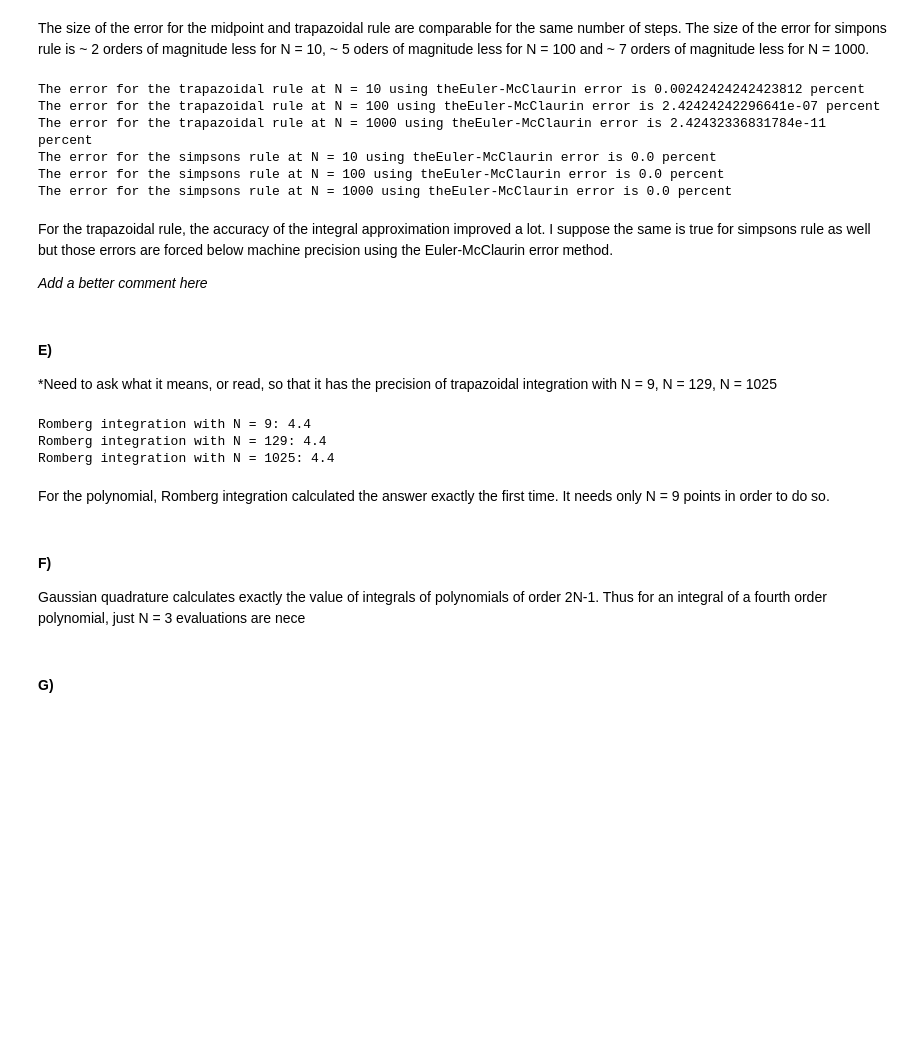
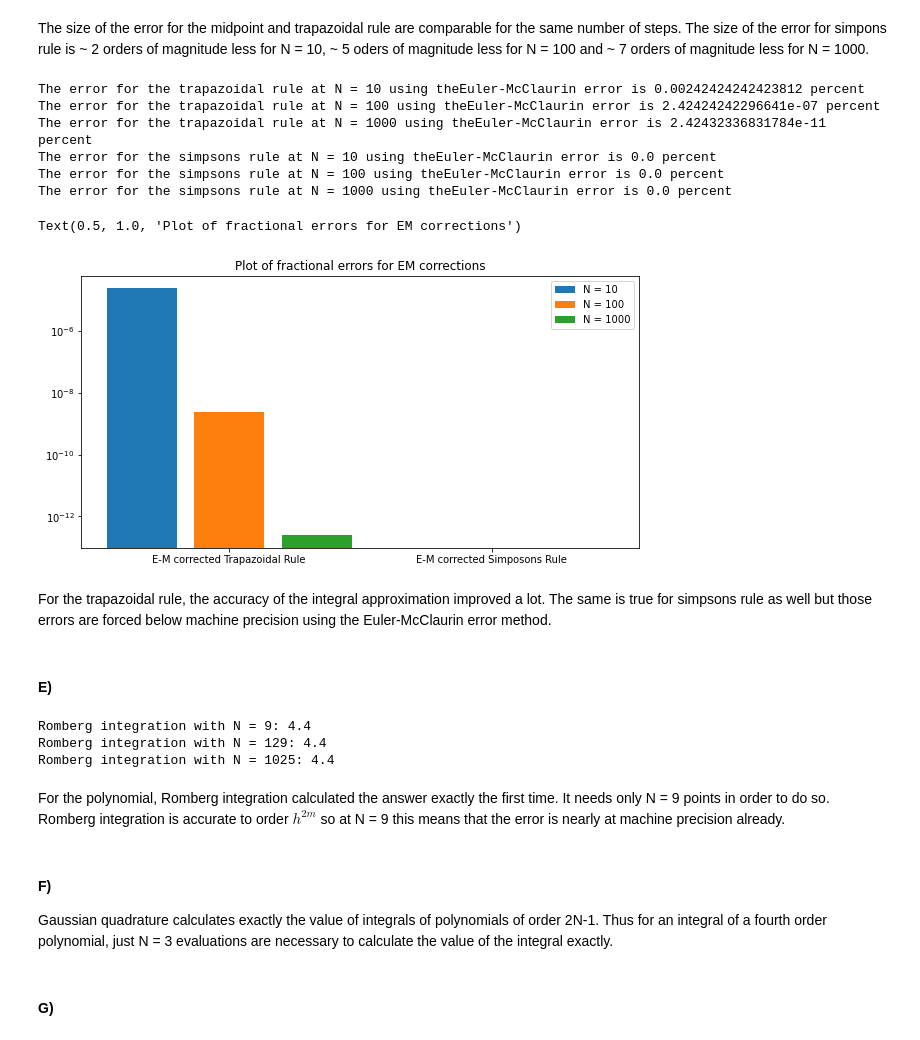
Before and after one commit to cmerrill11/astr-427, a Jupyter notebook: ps3.ipynb, the cells around one changed output. Drawn from its saved outputs; the diff is of its cells as text; code cells hidden in the pictures; blank space fills up the shorter version.

```diff
--- a/ps3.ipynb
+++ b/ps3.ipynb
@@ -126,40 +153,45 @@ The size of the error for the midpoint and trapazoidal rule are comparable for t
 
 
 def em_trap1(N):
     """
     calculate the Euler-McClaurin error for the trapazoidal rule using N
     """
     h = 2 / N
     return (1/12)* h **2 * ((4*(0)**3 - 2) - (4*(2)**3 - 2)) # Evaluate 0 and 2 using f'
 
 def em_simpsons1(N):
     """
     Calculate the Euler-McClaurin error for simpsons rule using N
     """
     h = 2 / N
     return (1/180) * h**4 * (- 24*2) # Evaluate 0 and 2 using f'''
 
+# Define variables to store the errors and corrections in
 corrs = [em_trap1, em_simpsons1]
+errs = []
 for i,s in enumerate(funcs[-2:]):
     for n in vals:
+        # For both methods and every N, calculat the fractional error
         sol = s(f1, n) + corrs[i](n)
         frac = abs(sol - 4.4) / 4.4
+        errs.append(frac)
         print(f"The error for the {names[i + 1]} at N = {n} using the" +
               f"Euler-McClaurin error is {frac * 100:0.15} percent")
+plot_error(errs, ['E-M corrected Trapazoidal Rule', 'E-M corrected Simposons Rule'])
+plt.title('Plot of fractional errors for EM corrections')
 # %% [output]
 The error for the trapazoidal rule at N = 10 using theEuler-McClaurin error is 0.00242424242423812 percent
 The error for the trapazoidal rule at N = 100 using theEuler-McClaurin error is 2.42424242296641e-07 percent
 The error for the trapazoidal rule at N = 1000 using theEuler-McClaurin error is 2.42432336831784e-11 percent
 The error for the simpsons rule at N = 10 using theEuler-McClaurin error is 0.0 percent
 The error for the simpsons rule at N = 100 using theEuler-McClaurin error is 0.0 percent
 The error for the simpsons rule at N = 1000 using theEuler-McClaurin error is 0.0 percent
+Text(0.5, 1.0, 'Plot of fractional errors for EM corrections')
+[figure, added]
 # %% [markdown]
-For the trapazoidal rule, the accuracy of the integral approximation improved a lot. I suppose the same is true for simpsons rule as well but those errors are forced below machine precision using the Euler-McClaurin error method.
-
-*Add a better comment here*
+For the trapazoidal rule, the accuracy of the integral approximation improved a lot. The same is true for simpsons rule as well but those errors are forced below machine precision using the Euler-McClaurin error method.
 # %% [markdown]
 #### E)
-*Need to ask what it means, or read, so that it has the precision of trapazoidal integration with N = 9, N = 129, N = 1025
 # %%
 import scipy.integrate as integrate
 #easy way to convert N=10 to N=9, N=1000 to N=1025 etc :
@@ -175,10 +207,10 @@ Romberg integration with N = 9: 4.4
 Romberg integration with N = 129: 4.4
 Romberg integration with N = 1025: 4.4
 # %% [markdown]
-For the polynomial, Romberg integration calculated the answer exactly the first time. It needs only N = 9 points in order to do so.
+For the polynomial, Romberg integration calculated the answer exactly the first time. It needs only N = 9 points in order to do so. Romberg integration is accurate to order $h^{2m}$ so at N = 9 this means that the error is nearly at machine precision already.
 # %% [markdown]
 #### F)
-Gaussian quadrature calculates exactly the value of integrals of polynomials of order 2N-1. Thus for an integral of a fourth order polynomial, just N = 3 evaluations are nece
+Gaussian quadrature calculates exactly the value of integrals of polynomials of order 2N-1. Thus for an integral of a fourth order polynomial, just N = 3 evaluations are necessary to calculate the value of the integral exactly.
 # %% [markdown]
 #### G)
 # %%
```
Also changed, not shown: parts of 19 cells of this notebook.
